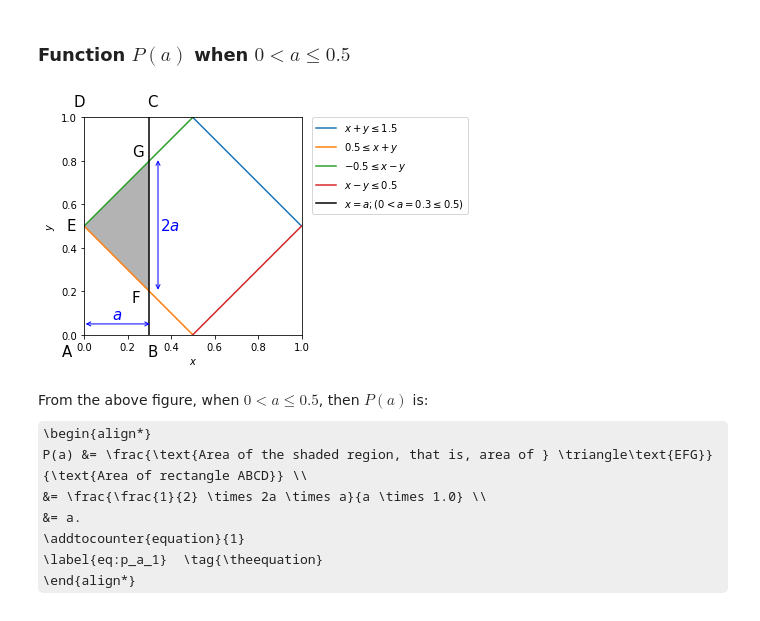
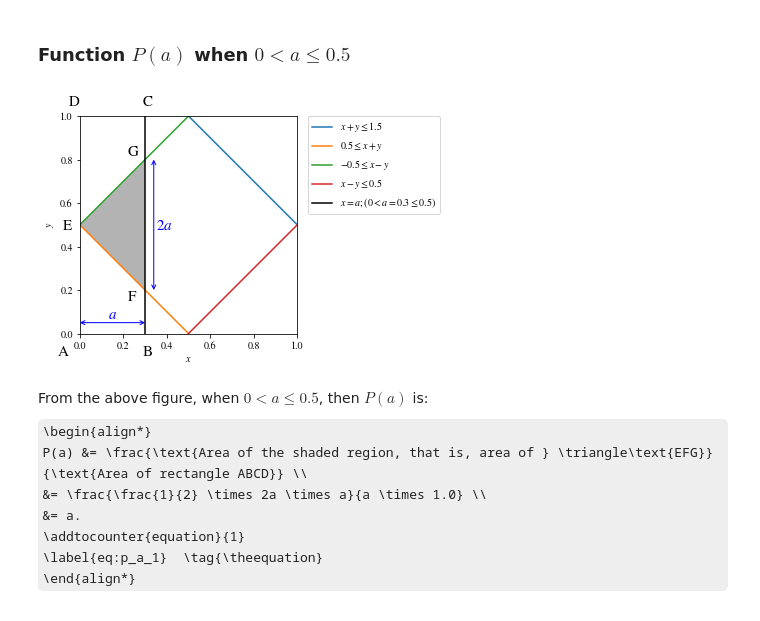
Before and after one commit to ivansetiawantky/welovemath, a Jupyter notebook: smak1/20200208_prob_sin2x/20200208_prob_sin2x.ipynb, the cells around one changed output. Saved outputs shown, nothing was run; the diff lists cells and outputs as text; code cells hidden in the pictures; some formulas as TeX source.

```diff
--- a/smak1/20200208_prob_sin2x/20200208_prob_sin2x.ipynb
+++ b/smak1/20200208_prob_sin2x/20200208_prob_sin2x.ipynb
@@ -177,6 +181,10 @@ which is shown in the above-right figure.
 %matplotlib inline
 import numpy as np
 import matplotlib.pyplot as plt
+import matplotlib
+
+matplotlib.rcParams['mathtext.fontset'] = 'stix'
+matplotlib.rcParams['font.family'] = 'STIXGeneral'
 
 plt.subplot(1, 2, 1)
 xmy=np.arange(-1, -0.5, 0.01)
@@ -268,6 +276,10 @@ do NOT overlap, so the region that satisfy case 1 does NOT exist.
 %matplotlib inline
 import numpy as np
 import matplotlib.pyplot as plt
+import matplotlib
+
+matplotlib.rcParams['mathtext.fontset'] = 'stix'
+matplotlib.rcParams['font.family'] = 'STIXGeneral'
 
 plt.subplot(1, 2, 1)
 xpy=np.arange(0, 0.5, 0.01)
@@ -334,6 +346,10 @@ which is shown in the above-right figure.
 %matplotlib inline
 import numpy as np
 import matplotlib.pyplot as plt
+import matplotlib
+
+matplotlib.rcParams['mathtext.fontset'] = 'stix'
+matplotlib.rcParams['font.family'] = 'STIXGeneral'
 
 plt.subplot(1, 2, 1)
 xmy=np.arange(-1, -0.5, 0.01)
@@ -421,6 +437,10 @@ do overlap, so the region that satisfy case 2 is:
 %matplotlib inline
 import numpy as np
 import matplotlib.pyplot as plt
+import matplotlib
+
+matplotlib.rcParams['mathtext.fontset'] = 'stix'
+matplotlib.rcParams['font.family'] = 'STIXGeneral'
 
 # plot the feasible region
 d = np.linspace(-2,2,1000)
@@ -507,22 +527,17 @@ P(a) &= \frac{\text{Area of the above region } \cap \{0 \le x \le a\}}
 %matplotlib inline
 import numpy as np
 import matplotlib.pyplot as plt
+import matplotlib
+
+matplotlib.rcParams['mathtext.fontset'] = 'stix'
+matplotlib.rcParams['font.family'] = 'STIXGeneral'
 
 def annotate_dim(ax,xyfrom,xyto,text=None,fontsize=15, color='black', xoffset=0.0, yoffset=0.0):
 
     if text is None:
         text = str(np.sqrt( (xyfrom[0]-xyto[0])**2 + (xyfrom[1]-xyto[1])**2 ))
 
-    arrowlen = np.sqrt( (xyfrom[0]-xyto[0])**2 + (xyfrom[1]-xyto[1])**2 )
-    xyfrom2 = xyfrom.copy()
-    xyfrom2[0] = xyfrom[0] + 0.002*(xyfrom[0]-xyto[0])/arrowlen
-    xyfrom2[1] = xyfrom[1] + 0.002*(xyfrom[1]-xyto[1])/arrowlen
-    xyto2 = xyto.copy()
-    xyto2[0] = xyto[0] + 0.012*(xyto[0]-xyfrom[0])/arrowlen
-    xyto2[1] = xyto[1] + 0.012*(xyto[1]-xyfrom[1])/arrowlen
-    ax.annotate("",xyfrom2,xyto2,arrowprops=dict(color=color, arrowstyle='<->'))
-
-    # ax.annotate("",xyfrom,xyto,arrowprops=dict(color=color, arrowstyle='<->'))
+    ax.annotate("",xyfrom,xyto,arrowprops=dict(color=color, arrowstyle='<->', shrinkA=0, shrinkB=0))
     ax.text((xyto[0]+xyfrom[0])/2+xoffset,(xyto[1]+xyfrom[1])/2+yoffset,text,fontsize=fontsize,color=color)
 
 # plot the feasible region
@@ -539,34 +554,34 @@ y2 = 0.5 - x
 y3 = x + 0.5
 y4 = x - 0.5
 
 # Make plot
 plt.plot(x, y1, label=r'$x+y \leq 1.5$')
 plt.plot(x, y2, label=r'$0.5 \leq x+y$')
 plt.plot(x, y3, label=r'$-0.5 \leq x-y $')
 plt.plot(x, y4, label=r'$x-y \leq 0.5$')
 plt.axvline(x=0.3, label=r'$x=a;  (0 < a=0.3 \leq 0.5)$', color='black')
 
 plt.axis("scaled")
 # plt.grid(True)
 plt.xlim(0,1)
 plt.ylim(0,1)
 plt.legend(bbox_to_anchor=(1.05, 1), loc=2, borderaxespad=0.)
 plt.xlabel(r'$x$')
 plt.ylabel(r'$y$')
 
 plt.text(-0.1,-0.1, 'A', fontsize=15)
 plt.text(0.29,-0.1, 'B', fontsize=15)
 plt.text(0.29,1.05, 'C', fontsize=15)
 plt.text(-0.05,1.05, 'D', fontsize=15)
 
 plt.text(-0.08,0.48, 'E', fontsize=15)
 plt.text(0.22,0.15, 'F', fontsize=15)
 plt.text(0.22,0.82, 'G', fontsize=15)
 annotate_dim(plt.gca(),[0,0.05],[0.3,0.05],'$a$', fontsize=15, color='blue', xoffset=-0.02, yoffset=0.02)
 annotate_dim(plt.gca(),[0.34,0.2],[0.34,0.8],'$2a$', fontsize=15, color='blue', xoffset=0.01, yoffset=-0.02)
 plt.show()
 # %% [output]
-[figure, old version]
+[figure, new version]
 # %%
 %%latex
 From the above figure, when $0 \lt a \le 0.5$, then $P(a)$ is:
```
Also changed, not shown: parts of 6 cells of this notebook, 1 other file.
